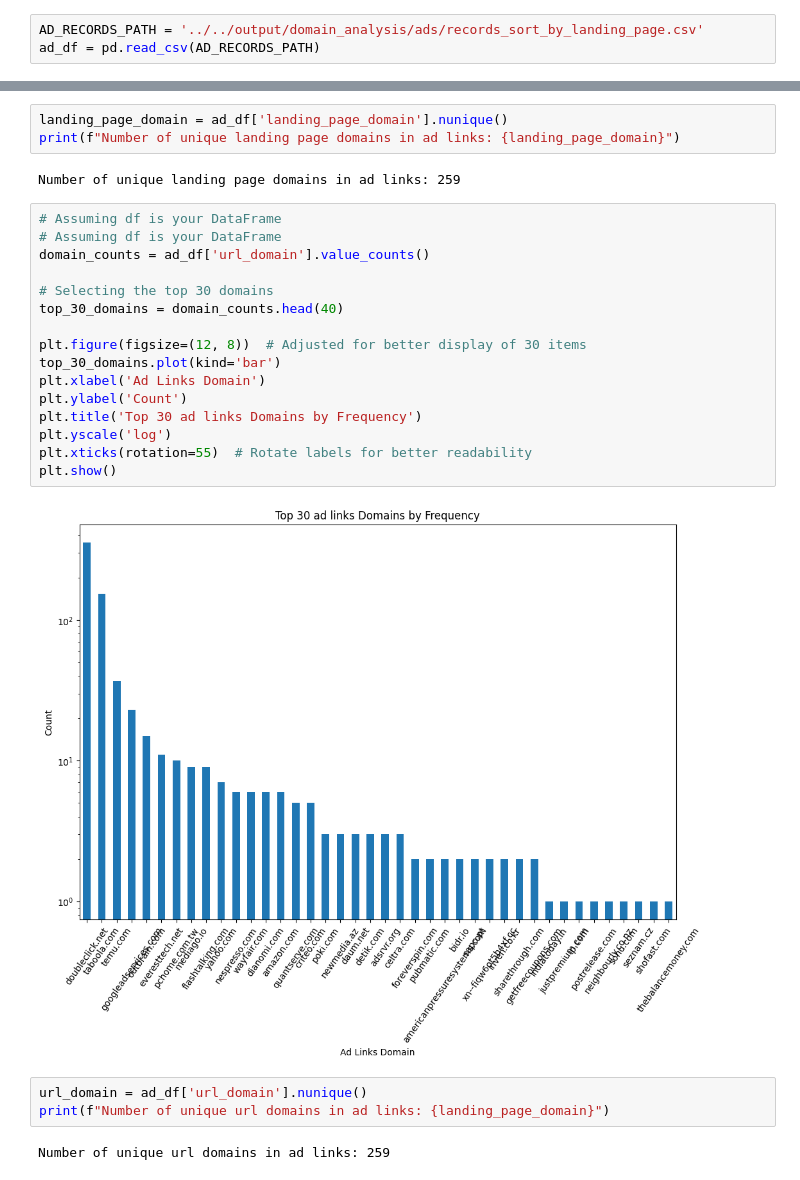
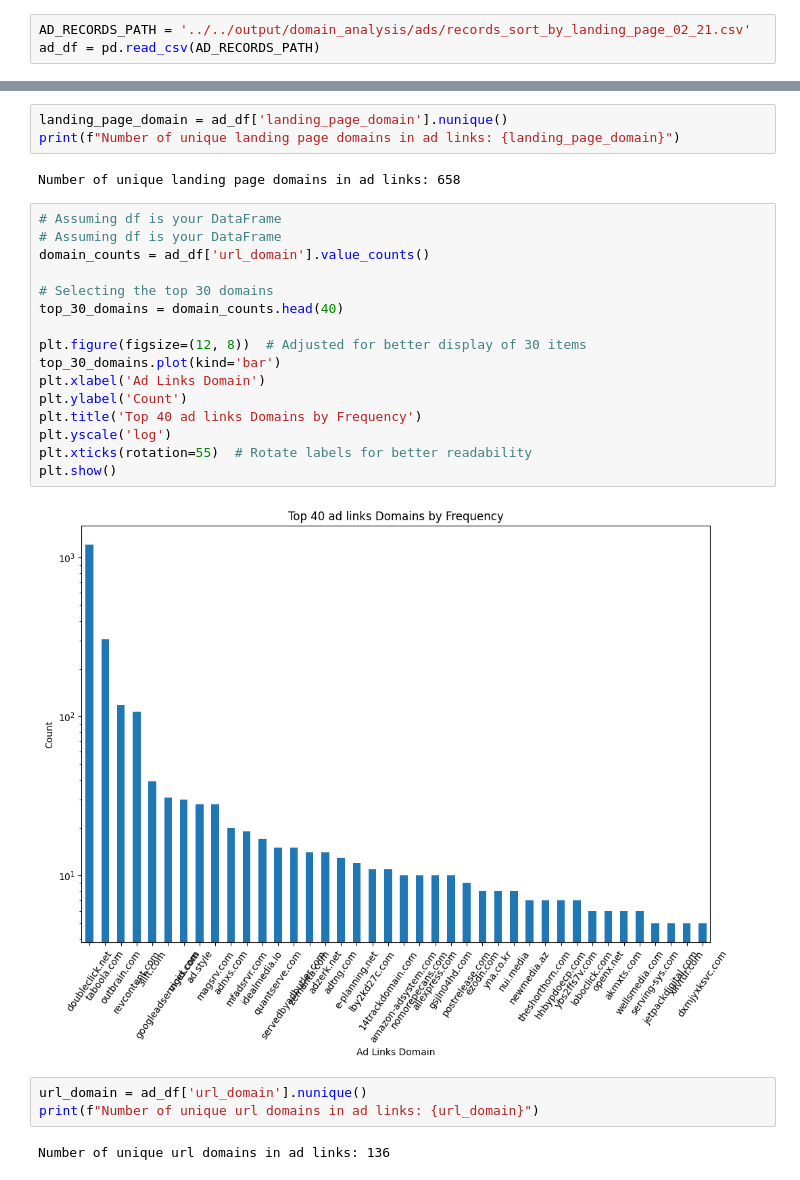
Before and after one commit to chensun96/WebMonetize, a Jupyter notebook: code/domain_analysis/analysis_domain.ipynb, the cells around one changed output, grey strips where cells are left out. Saved outputs shown, nothing was run; the diff lists cells and outputs as text.

```diff
--- a/code/domain_analysis/analysis_domain.ipynb
+++ b/code/domain_analysis/analysis_domain.ipynb
@@ -56,3 +127,3 @@ Number of unique url domains in affiliate links: 63
 # %%
-AD_RECORDS_PATH = '../../output/domain_analysis/ads/records_sort_by_landing_page.csv'
+AD_RECORDS_PATH = '../../output/domain_analysis/ads/records_sort_by_landing_page_02_21.csv'
 ad_df = pd.read_csv(AD_RECORDS_PATH)
@@ -76,27 +321,27 @@ plt.show()
 landing_page_domain = ad_df['landing_page_domain'].nunique()
 print(f"Number of unique landing page domains in ad links: {landing_page_domain}")
 # %% [output]
-Number of unique landing page domains in ad links: 259
+Number of unique landing page domains in ad links: 658
 # %%
 # Assuming df is your DataFrame
 # Assuming df is your DataFrame
 domain_counts = ad_df['url_domain'].value_counts()
 
 # Selecting the top 30 domains
 top_30_domains = domain_counts.head(40)
 
 plt.figure(figsize=(12, 8))  # Adjusted for better display of 30 items
 top_30_domains.plot(kind='bar')
 plt.xlabel('Ad Links Domain')
 plt.ylabel('Count')
-plt.title('Top 30 ad links Domains by Frequency')
+plt.title('Top 40 ad links Domains by Frequency')
 plt.yscale('log')
 plt.xticks(rotation=55)  # Rotate labels for better readability
 plt.show()
 # %% [output]
-[figure, old version]
+[figure, new version]
 # %%
 url_domain = ad_df['url_domain'].nunique()
-print(f"Number of unique url domains in ad links: {landing_page_domain}")
+print(f"Number of unique url domains in ad links: {url_domain}")
 # %% [output]
-Number of unique url domains in ad links: 259
+Number of unique url domains in ad links: 136
```
Also changed, not shown: parts of 22 cells of this notebook, 25 other files.
